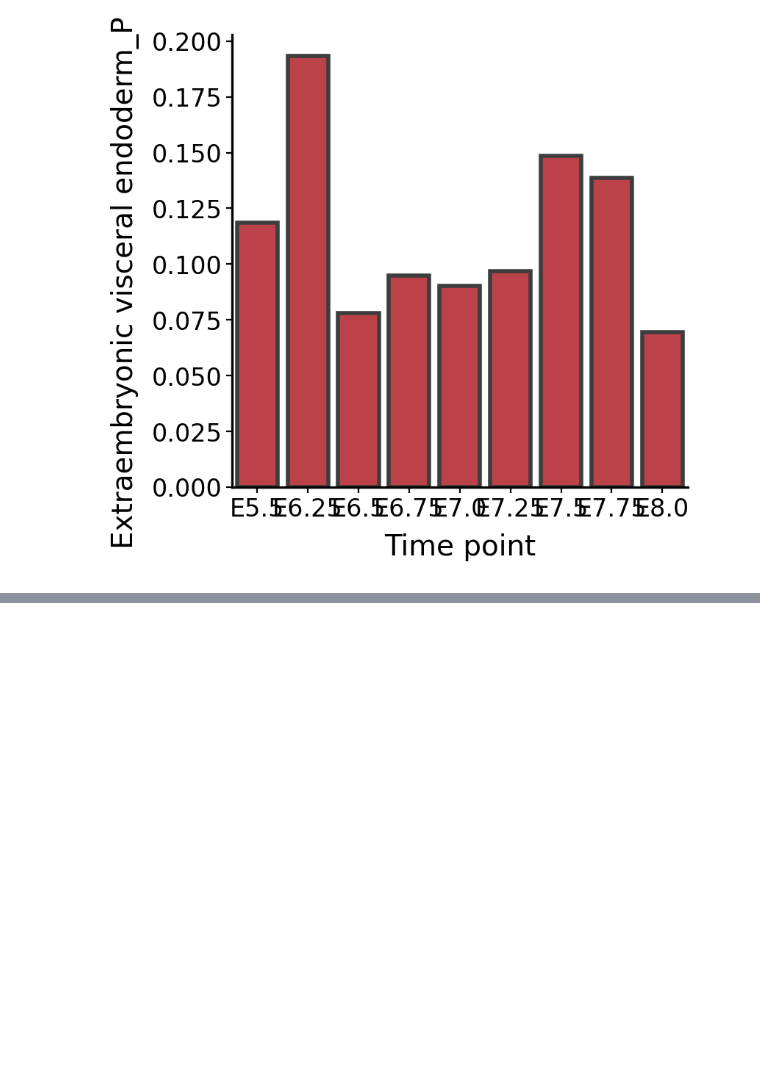
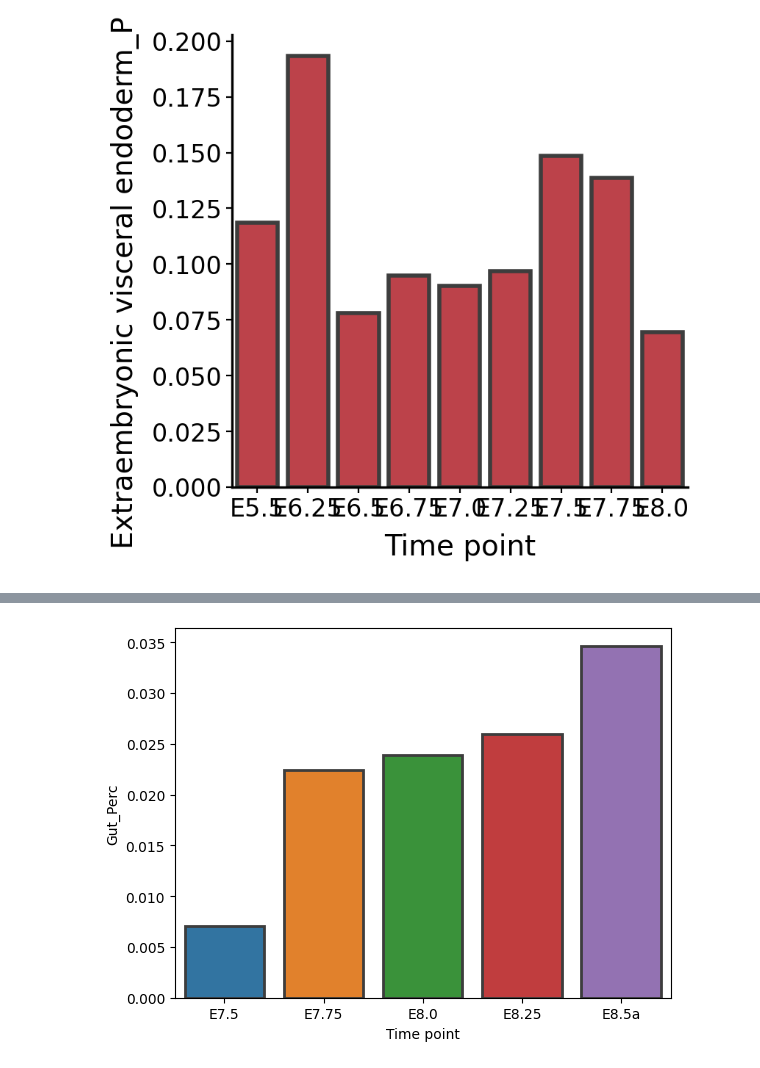
Before and after one commit to theislab/moscot-framework_reproducibility, a Jupyter notebook: notebooks/time/mouse_temporal/2a_Python_notebooks/Figures/Cell_type_proportions.ipynb, the cells around one changed output, grey strips where cells are left out. Cells and saved outputs as stored; diff of their text form; code cells hidden in the pictures; blank space fills up the shorter version.

```diff
--- a/notebooks/time/mouse_temporal/2a_Python_notebooks/Figures/Cell_type_proportions.ipynb
+++ b/notebooks/time/mouse_temporal/2a_Python_notebooks/Figures/Cell_type_proportions.ipynb
@@ -113,0 +155,15 @@ plt.show()
+# %%
+ct='Gut'
+
+ct_perc=[]
+tp=[]
+
+for i in range(8,13):
+    ts0=ts[i]
+    ts1=ts[i+1]
+    adata=sc.read(f"{Path}/anndatas/Comb_anndatas/adata_{ts0}_{ts1}.h5ad")
+    t1=max(set(adata.obs['day']))
+    tp.append(ts1)
+    A1=adata[adata.obs['day']==t1].copy()
+    ct_perc.append(len(A1[A1.obs['cell_type']==ct])/len(A1))
+df=pd.DataFrame({'Time point':tp, f'{ct}_Perc':ct_perc})
@@ -113,0 +191,5 @@ plt.show()
+# %%
+sns.barplot(data=df, x='Time point', y=f'{ct}_Perc', linewidth=2, edgecolor="0.24")
+plt.show()
+# %% [output]
+[figure, added]
```
Also changed, not shown: parts of 14 cells of this notebook, 1 other file.
